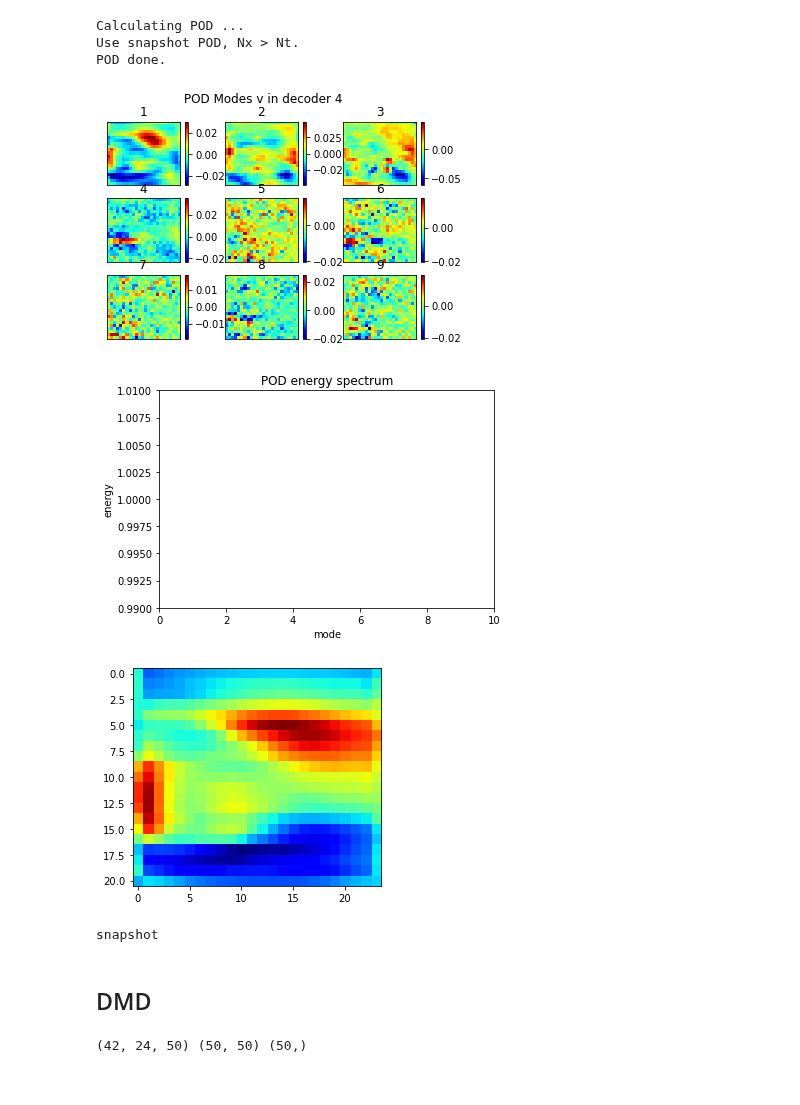
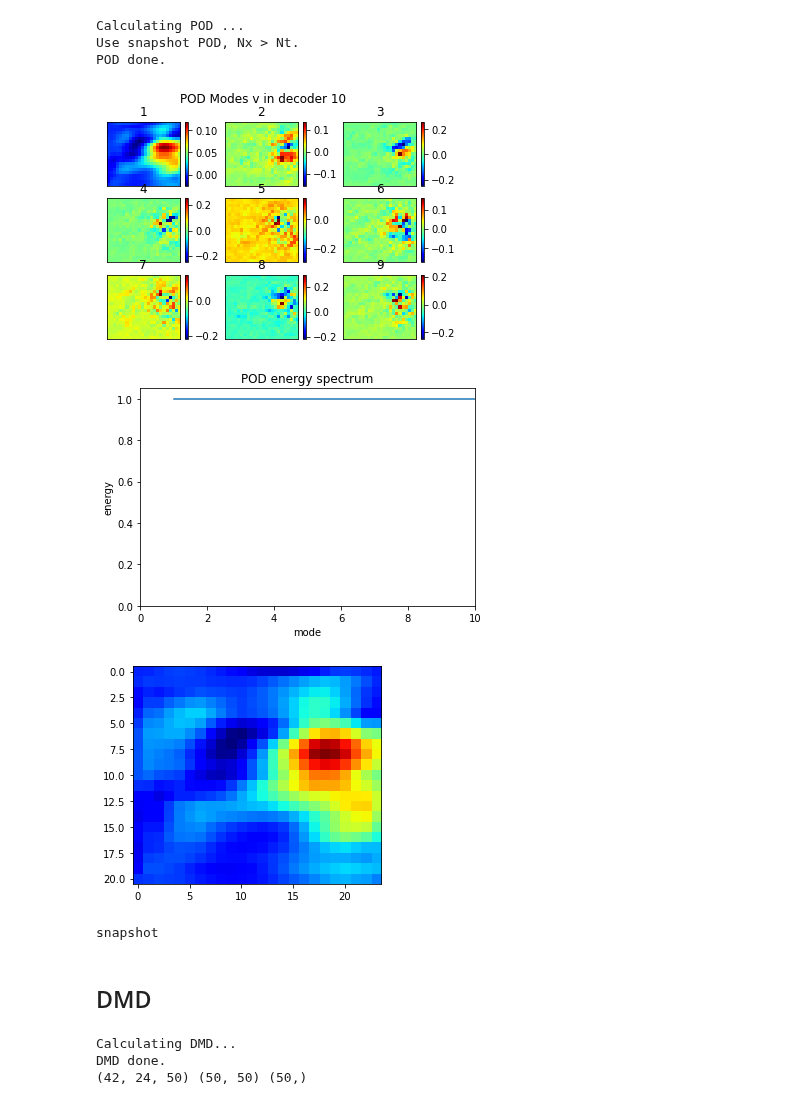
Before and after one commit to MagriLab/MD-CNN-AE, a Jupyter notebook: visualise_modes.ipynb, the cells around one changed output. Drawn from its saved outputs; the diff is of its cells as text; code cells hidden in the pictures.

```diff
--- a/visualise_modes.ipynb
+++ b/visualise_modes.ipynb
@@ -29,7 +29,7 @@ X = np.vstack((vz,vy)) # new shape [2*ny,nz,nt]
 print(X.shape)
 # %%
 #================= autoencoder data ========================
-folder = '/home/ym917/OneDrive/PhD/Code_md-ae/MD_10__2022_02_21__10_01_23/'
+folder = '/home/ym917/OneDrive/PhD/Code_md-ae/MD_10__2022_04_06__15_25_37/'
 filename = folder + 'results.h5'
 hf = h5py.File(filename,'r')
 decomp_test = np.array(hf.get('modes_test'))
@@ -38,7 +38,7 @@ print("Finished loading data.")
 [latent_dim,nt,ny,nz,nu] = decomp_test.shape
 print(latent_dim,nt,ny,nz,nu)
 
-WhichDecoder = 3
+WhichDecoder = 9
 vy = decomp_test[WhichDecoder,:,:,:,0].astype('float64')
 vy = np.transpose(vy,[1,2,0])
 vz = decomp_test[WhichDecoder,:,:,:,1].astype('float64')
@@ -67,7 +67,7 @@ POD done.
 
 ## Modes
 PlotWhichVelocity = 'v'
-save_img = True
+save_img = False
 
 fig = plt.figure(1)
 title = "POD Modes " + PlotWhichVelocity + " in decoder " + str(WhichDecoder+1)
@@ -91,36 +91,36 @@ if save_img:
     plt.savefig(p)
 else:
     plt.show()
 
 ## Spectrum
 energy = np.cumsum(lam/np.sum(lam))
 plt.figure()
 plt.title('POD energy spectrum')
 plt.plot(np.arange(len(energy))+1,energy)
 plt.ylabel('energy')
 plt.xlabel('mode')
 plt.xlim([0,10])
 plt.ylim([0,1.05])
 if save_img:
     p = folder + "POD_spectrum_" + str(WhichDecoder+1) + ".png"
     plt.savefig(p)
 else:
     plt.show()
 
 ## Reconstruct
 rebuildv = pod.reconstruct(number_of_modes=2,t=1,shape=[2,ny,nz])
 if PlotWhichVelocity == 'w': # Q was built [vz,vy]
     rebuildv = rebuildv[0,:,:]
 elif PlotWhichVelocity == 'v':
     rebuildv = rebuildv[1,:,:]
 plt.figure()
 plt.imshow(rebuildv.real,'jet')
 plt.show()
 print(pod.typePOD)
 # %% [output]
-[figure, old version]
+[figure, new version]
-[figure, old version]
+[figure, new version]
-[figure, old version]
+[figure, new version]
 snapshot
 # %% [markdown]
 ## DMD
@@ -129,6 +129,8 @@ dmd = md.DMD(X[:,:,:-1],X[:,:,1:],r=50,keep_shape=True)
 Phi, Lambda, b = dmd.get_modes()
 print(Phi.shape,Lambda.shape,b.shape)
 # %% [output]
+Calculating DMD...
+DMD done.
 (42, 24, 50) (50, 50) (50,)
 # %%
 #======================== Plot Mode =========================
```
Also changed, not shown: parts of 3 cells of this notebook, 4 other files.
